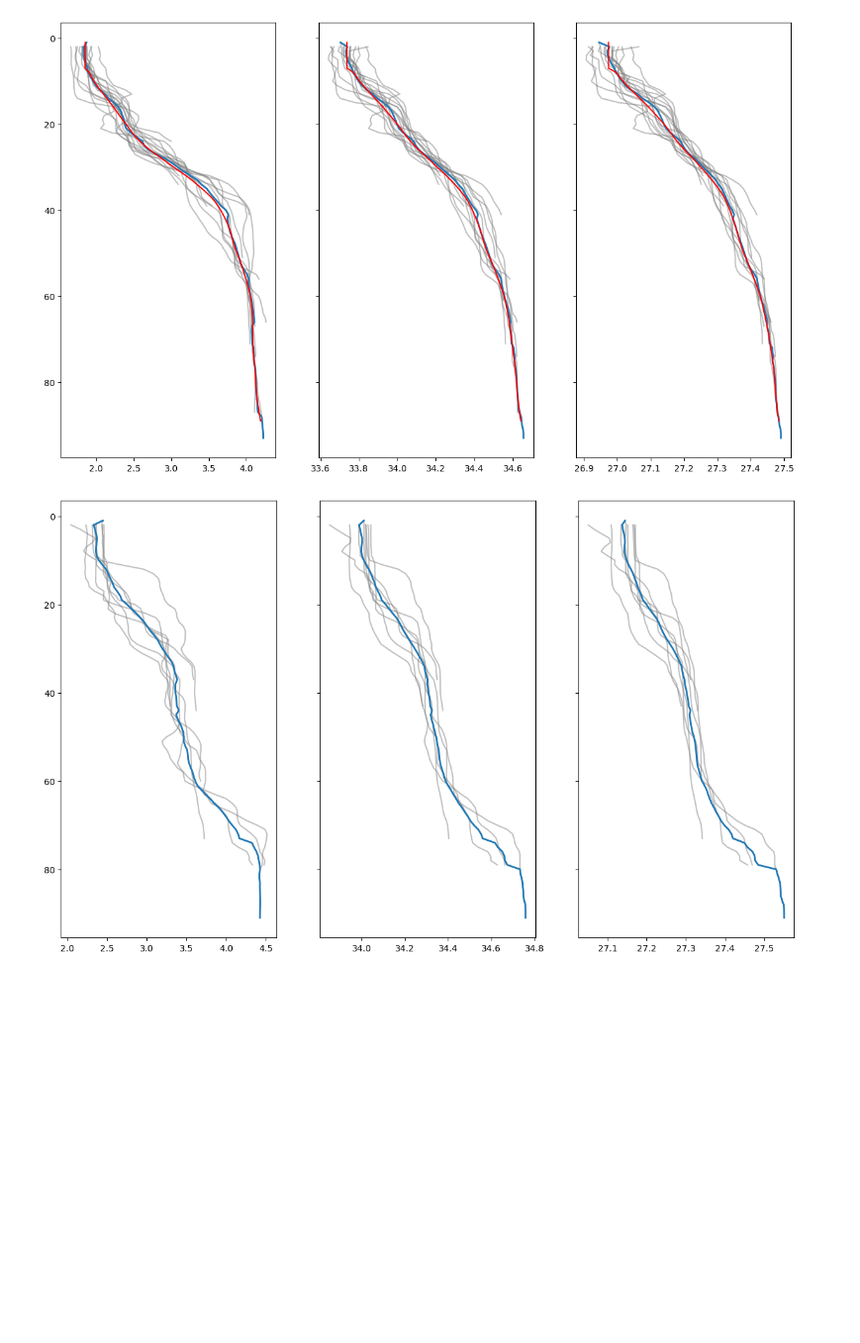
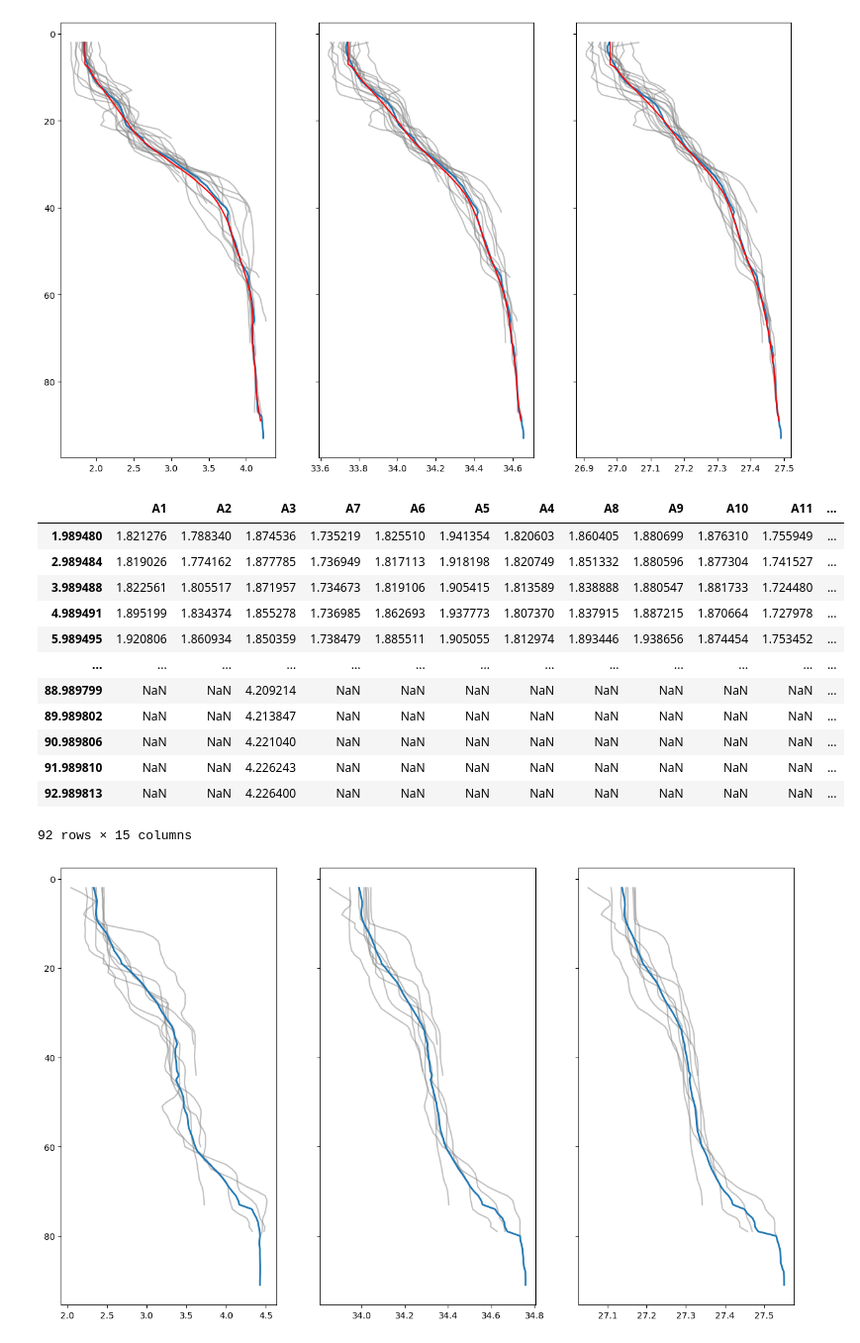
Before and after one commit to alpsjur/AGF-Adventfjorden, a Jupyter notebook: code/notebooks/mean_profile.ipynb, the cells around one changed output. Shown: that part at 99% size. Saved outputs shown, nothing was run; the diff lists cells and outputs as text; code cells hidden in the pictures; blank space fills up the shorter version.

Commit message:
excluded top row from dataframe, autmatized staion names

```diff
--- a/code/notebooks/mean_profile.ipynb
+++ b/code/notebooks/mean_profile.ipynb
@@ -17,6 +17,7 @@ def compute_mean(CTD, variable, stationnames):
     df = pd.DataFrame(CTD_i[variable],index=Z
                     ,columns=stationnames
                    )
+    df = df[1:]
     df_mean = df.mean(axis=1)
 
     return df, df_mean
@@ -41,14 +42,14 @@ path_data = '/home/alsjur/PhD/Kurs/AGF-811/data/CTD/PolarsysselCTD/Adventfjorden
 # %%
 # Read in files
 CTD = Oc.read_CTD(path_data)
-advent2 = [f'A{i}' for i in range(1,16)]
+stations = [f'{i}' for i in CTD.keys()]
 # %%
 window = 10
 mld=7
 
-dfT, dfT_mean = compute_mean(CTD, 'T', advent2)
-dfS, dfS_mean = compute_mean(CTD, 'S', advent2)
-dfs, dfs_mean = compute_mean(CTD, 'SIGTH', advent2)
+dfT, dfT_mean = compute_mean(CTD, 'T', stations)
+dfS, dfS_mean = compute_mean(CTD, 'S', stations)
+dfs, dfs_mean = compute_mean(CTD, 'SIGTH', stations)
 
 dfT_smooth = smooth_profile(dfT_mean, mld, window)
 dfS_smooth = smooth_profile(dfS_mean, mld, window)
@@ -65,6 +66,22 @@ axs.plot(dfs_smooth, dfs_smooth.index, color='red')
 # %% [output]
 [<matplotlib.lines.Line2D at 0x...>]
 [figure]
+# %%
+dfT
+# %% [output]
+|  | A1 | A2 | A3 | A7 | A6 | A5 | A4 | A8 | A9 | A10 | A11 | ... |
+| 1.989480 | 1.821276 | 1.788340 | 1.874536 | 1.735219 | 1.825510 | 1.941354 | 1.820603 | 1.860405 | 1.880699 | 1.876310 | 1.755949 | ... |
+| 2.989484 | 1.819026 | 1.774162 | 1.877785 | 1.736949 | 1.817113 | 1.918198 | 1.820749 | 1.851332 | 1.880596 | 1.877304 | 1.741527 | ... |
+| 3.989488 | 1.822561 | 1.805517 | 1.871957 | 1.734673 | 1.819106 | 1.905415 | 1.813589 | 1.838888 | 1.880547 | 1.881733 | 1.724480 | ... |
+| 4.989491 | 1.895199 | 1.834374 | 1.855278 | 1.736985 | 1.862693 | 1.937773 | 1.807370 | 1.837915 | 1.887215 | 1.870664 | 1.727978 | ... |
+| 5.989495 | 1.920806 | 1.860934 | 1.850359 | 1.738479 | 1.885511 | 1.905055 | 1.812974 | 1.893446 | 1.938656 | 1.874454 | 1.753452 | ... |
+| ... | ... | ... | ... | ... | ... | ... | ... | ... | ... | ... | ... | ... |
+| 88.989799 | NaN | NaN | 4.209214 | NaN | NaN | NaN | NaN | NaN | NaN | NaN | NaN | ... |
+| 89.989802 | NaN | NaN | 4.213847 | NaN | NaN | NaN | NaN | NaN | NaN | NaN | NaN | ... |
+| 90.989806 | NaN | NaN | 4.221040 | NaN | NaN | NaN | NaN | NaN | NaN | NaN | NaN | ... |
+| 91.989810 | NaN | NaN | 4.226243 | NaN | NaN | NaN | NaN | NaN | NaN | NaN | NaN | ... |
+| 92.989813 | NaN | NaN | 4.226400 | NaN | NaN | NaN | NaN | NaN | NaN | NaN | NaN | ... |
+92 rows × 15 columns
 # %%
 path_data = '/home/alsjur/PhD/Kurs/AGF-811/data/CTD/PolarsysselCTD/Adventfjorden/221031/'
 # Read in files
```
Also changed, not shown: parts of 3 cells of this notebook.
